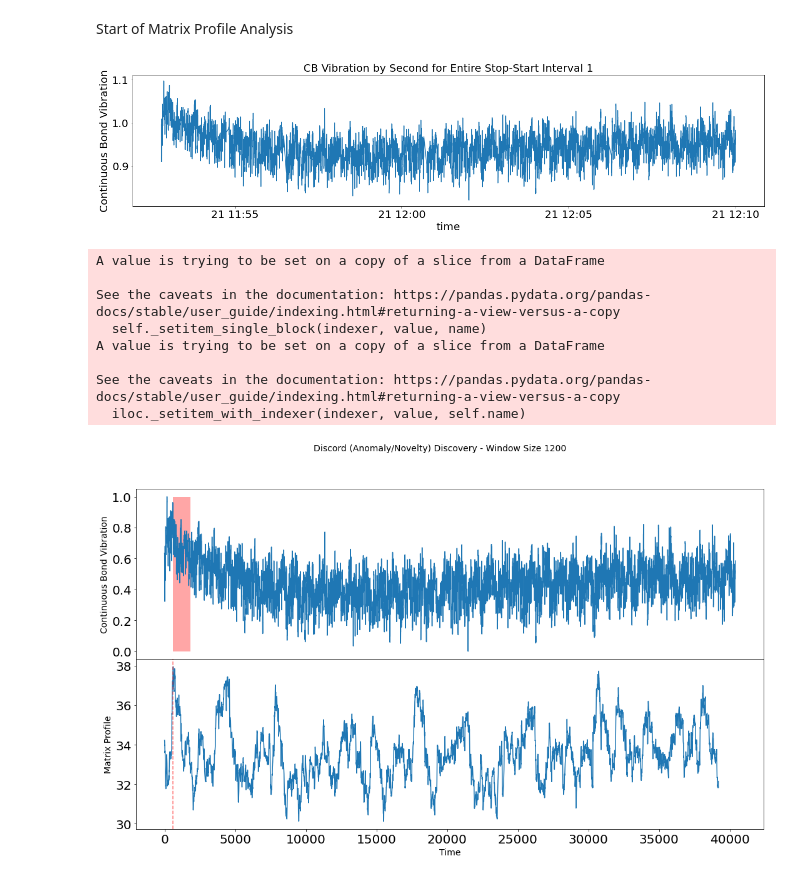
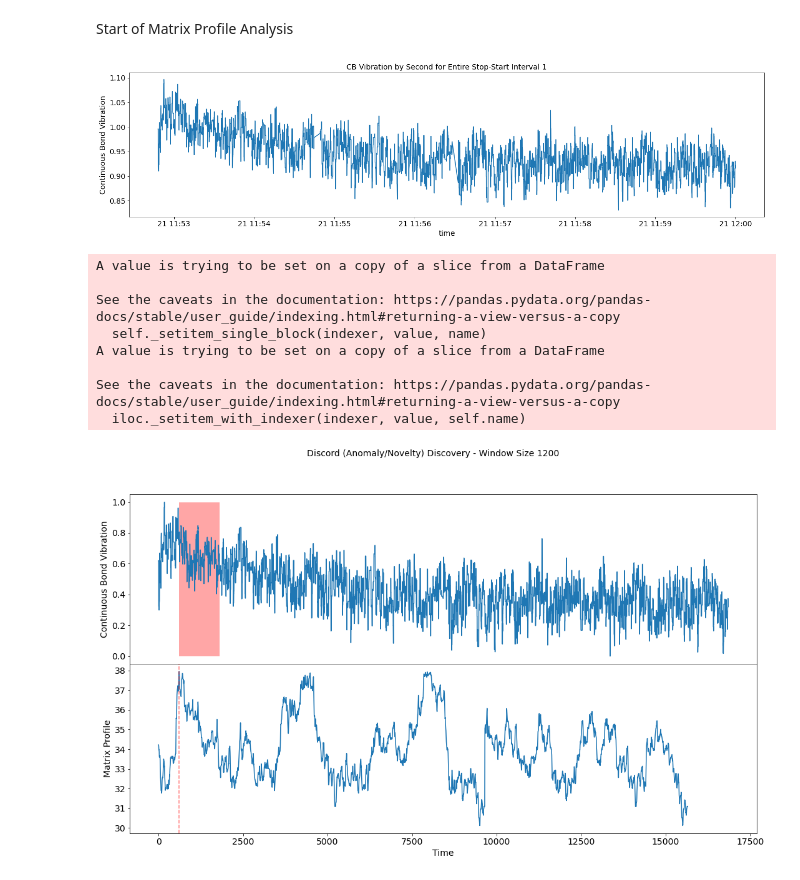
Before and after one commit to greenwaltc/PG_workspace, a Jupyter notebook: matrix-profile.ipynb, the cells around one changed output. Drawn from its saved outputs; the diff is of its cells as text; code cells hidden in the pictures.

```diff
--- a/matrix-profile.ipynb
+++ b/matrix-profile.ipynb
@@ -68,7 +68,7 @@ def groupby_second(df, agg='mean'):
                 format='%Y-%m-%dT%H:%M:%S')
     return df
 
-def plot_time_window(df, t1, t2, col, title=None, fontsize=14,
+def plot_time_window(df, t1, t2, col, title=None, figsize=(18,5), fontsize=14,
                      save_fig=False, fname=None):
     '''Plots one column of a DataFrame in a certain time window.
 
@@ -84,7 +84,9 @@ def plot_time_window(df, t1, t2, col, title=None, fontsize=14,
 
     df = df[(df.index >= t1) & (df.index < t2)]
 
-    sns.lineplot(x=df.index, y=df[col])
+    fig, axs = plt.subplots(1, sharex=True, sharey=False, gridspec_kw={'hspace': 0}, figsize=figsize)
+
+    sns.lineplot(x=df.index, y=df[col], ax=axs)
     plt.rcParams.update({'font.size': fontsize})
     if title is not None:
         plt.title(title, fontsize=fontsize)
@@ -248,7 +250,7 @@ class MatrixProfiler():
 # %%
 # Read in the data from february
 src_file = 'february_data.csv'
-df_overall = read_in_file(src_file, keep_columns=['time', 'Continuous Bond Vibration'])
+df_overall = read_in_file(src_file, keep_columns=['time', 'Continuous Bond Vibration', 'Continuous Bond FFT Band 3'])
 df_overall = df_overall.fillna(method='ffill') # Imputes NaNs from the last valid observation
 # %%
 # # Groupby second using the RMS function
@@ -285,43 +287,36 @@ plot_time_window(df_overall, t1, t2, cols[0])
 
 t1 = datetime(year=2022,
               month=2,
               day=21,
               hour=11,
               minute=52,
               second=48)
-# t2 = datetime(year=2022,
-#               month=2,
-#               day=21,
-#               hour=14,
-#               minute=31,
-#               second=10)
 t2 = datetime(year=2022,
               month=2,
               day=21,
               hour=12,
-              minute=10,
+              minute=0,
               second=0)
 
 cols = ['Continuous Bond Vibration']
-window_sizes = [240] # I chose these windows because it looks like the data runs in regular intervals lasting about 30 sec
+df = df_overall[cols]
 
 # Plot the time window for some quick EDA
-figure(figsize=(18,5))
-plot_time_window(df_overall, t1, t2, cols[0], fontsize=20,
+plot_time_window(df, t1, t2, cols[0], fontsize=14,
                  title="CB Vibration by Second for Entire Stop-Start Interval 1",
                  save_fig=True, fname="figs/cb-vibr_start-stop-interv_ex-1.png")
 
 matrix_profiler = MatrixProfiler(m=1200, t1=t1, t2=t2)
-matrix_profiler.fit(df_overall)
+matrix_profiler.fit(df)
 matrix_profiler.display()
 # %% [output]
-[figure, old version]
+[figure, new version]
 A value is trying to be set on a copy of a slice from a DataFrame
 
 See the caveats in the documentation: https://pandas.pydata.org/pandas-docs/stable/user_guide/indexing.html#returning-a-view-versus-a-copy
   self._setitem_single_block(indexer, value, name)
 A value is trying to be set on a copy of a slice from a DataFrame
 
 See the caveats in the documentation: https://pandas.pydata.org/pandas-docs/stable/user_guide/indexing.html#returning-a-view-versus-a-copy
   iloc._setitem_with_indexer(indexer, value, self.name)
-[figure, old version]
+[figure, new version]
```
Also changed, not shown: parts of 1 cell of this notebook, 2 other files.
